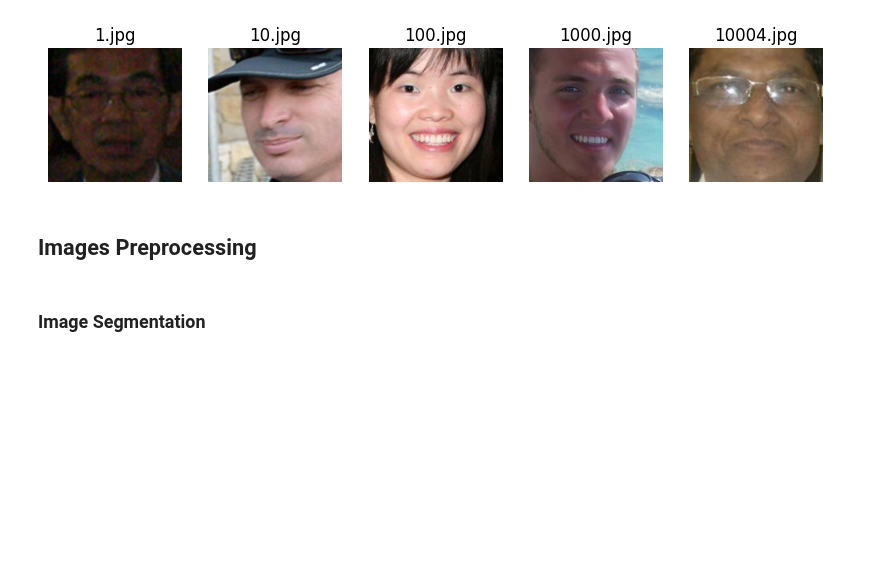
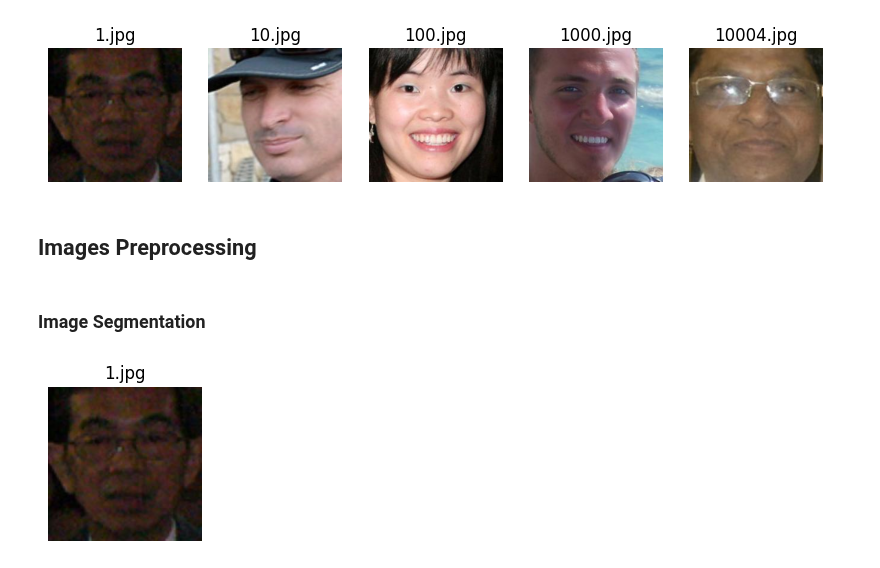
Before and after one commit to janeclrst/fores-1, a Jupyter notebook: main.ipynb, the cells around one changed output. Saved outputs shown, nothing was run; the diff lists cells and outputs as text; code cells hidden in the pictures; blank space fills up the shorter version.

```diff
--- a/main.ipynb
+++ b/main.ipynb
@@ -79,3 +98,18 @@ plt.show()
 ## Images Preprocessing
 # %% [markdown]
 ### Image Segmentation
+# %%
+df_train = pd.read_csv('datasets/fitzpatrick/train.csv')
+df_test = pd.read_csv('datasets/fitzpatrick/test.csv')
+# %%
+# Read all the images from the train.csv file
+file_paths_train = df_train['file'].apply(lambda x: f"datasets/fitzpatrick/fairface/train/{x}").values
+train_images = np.array([cv2.imread(file_path) for file_path in file_paths_train])
+
+plt.figure(figsize=(2, 2))
+plt.imshow(cv2.cvtColor(train_images[0], cv2.COLOR_BGR2RGB))
+plt.title(df_train.iloc[0]['file'].split('/')[0])
+plt.axis('off')
+plt.show()
+# %% [output]
+[figure, added]
```
Also changed, not shown: parts of 11 cells of this notebook.
